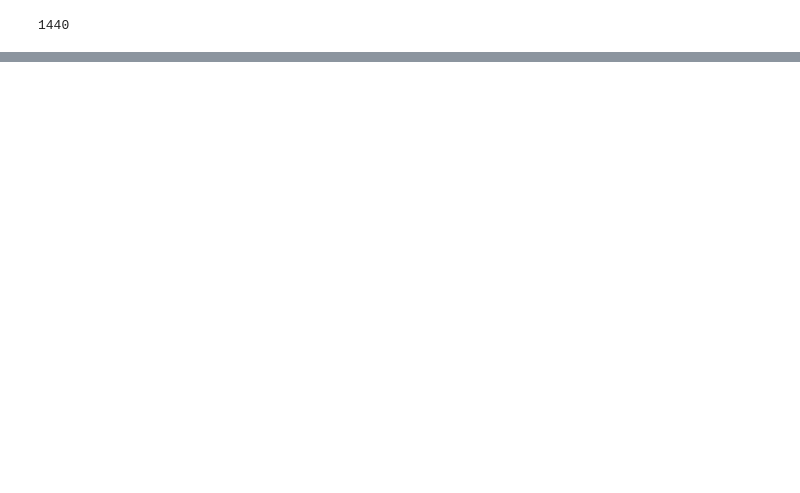
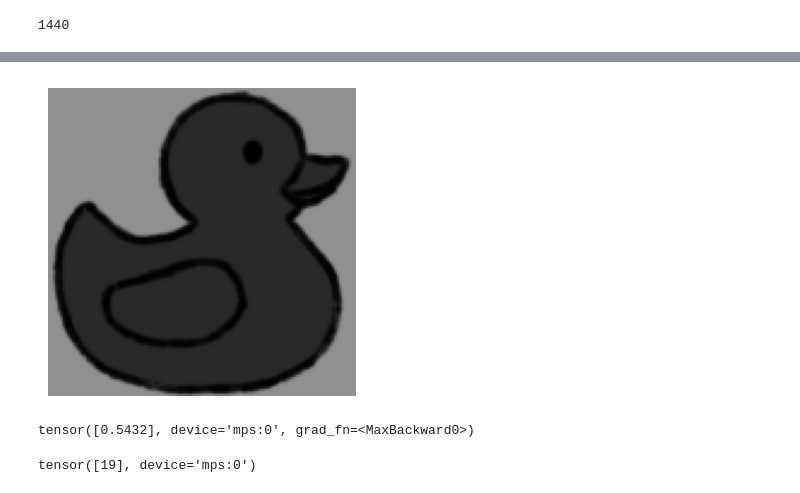
Before and after one commit to ameliamartinson/540-project-code, a Jupyter notebook: Coil20_simplified.ipynb, the cells around one changed output, grey strips where cells are left out. Drawn from its saved outputs; the diff is of its cells as text; code cells hidden in the pictures; blank space fills up the shorter version.

```diff
--- a/Coil20_simplified.ipynb
+++ b/Coil20_simplified.ipynb
@@ -187,0 +254,19 @@ count_correct/1440
+# %%
+ducks = torchvision.datasets.ImageFolder("ducks", transform=transform)
+# %%
+my_duck,_ = ducks[14]
+display_image_tensor(my_duck)
+my_duck = my_duck.unsqueeze(0).to(device)
+my_output = model(my_duck)
+probs = F.softmax(my_output, dim=1)
+confidence, pred_label = torch.max(probs,1)
+# %% [output]
+[figure, added]
+# %%
+confidence
+# %% [output]
+tensor([0.5432], device='mps:0', grad_fn=<MaxBackward0>)
+# %%
+pred_label
+# %% [output]
+tensor([19], device='mps:0')
```
Also changed, not shown: parts of 8 cells of this notebook, 16 other files.
